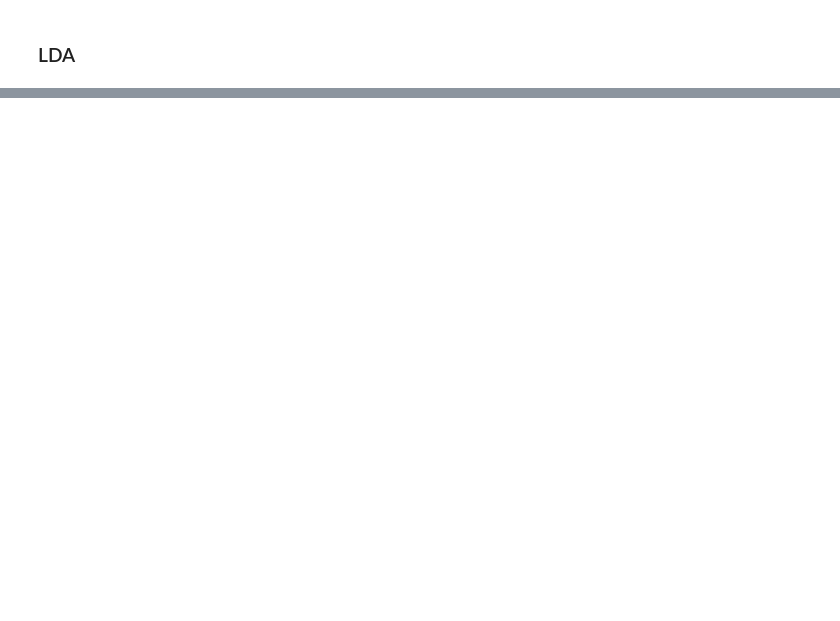
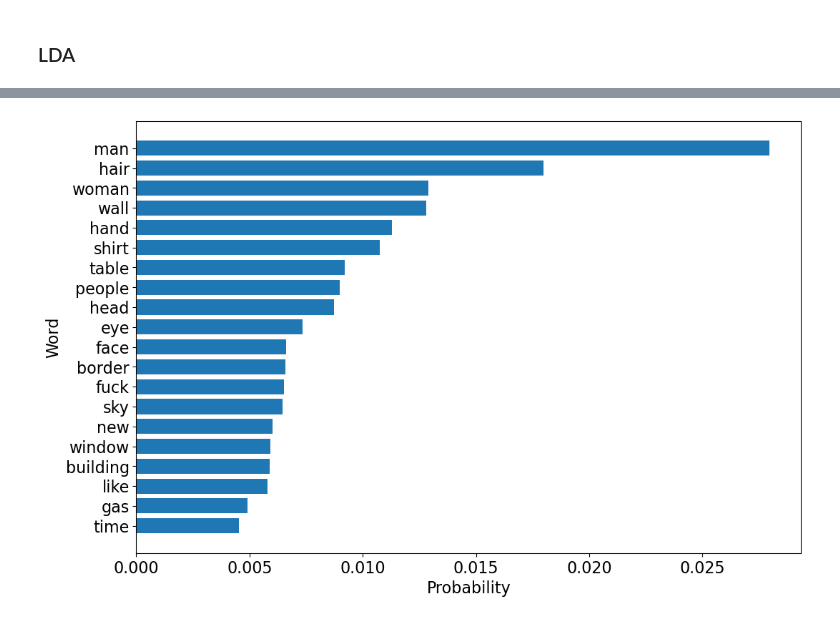
Before and after one commit to obarnard99/vilio, a Jupyter notebook: notebooks/dataset.ipynb, the cells around one changed output, grey strips where cells are left out. Saved outputs shown, nothing was run; the diff lists cells and outputs as text; code cells hidden in the pictures; blank space fills up the shorter version.

```diff
--- a/notebooks/dataset.ipynb
+++ b/notebooks/dataset.ipynb
@@ -303,0 +333,11 @@ topic
+# %%
+labels, probs = list(zip(*topic))
+yy = np.linspace(0, 20, 20)
+plt.figure(figsize=(12,8), dpi=100)
+plt.barh(-yy, probs);
+plt.yticks(-yy, labels=labels, fontsize=16);
+plt.xticks(fontsize=16);
+plt.xlabel('Probability', fontsize=16);
+plt.ylabel('Word', fontsize=16);
+# %% [output]
+[figure, added]
```
Also changed, not shown: parts of 16 cells of this notebook, 7 other files.
